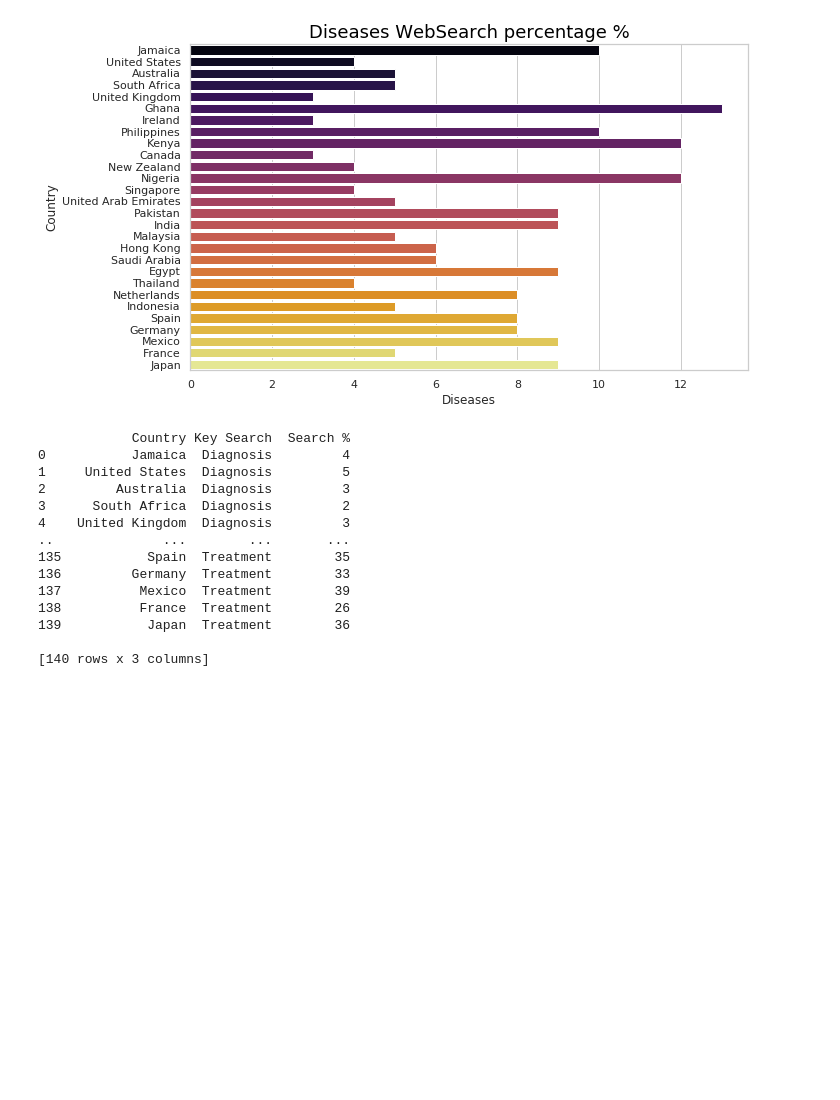
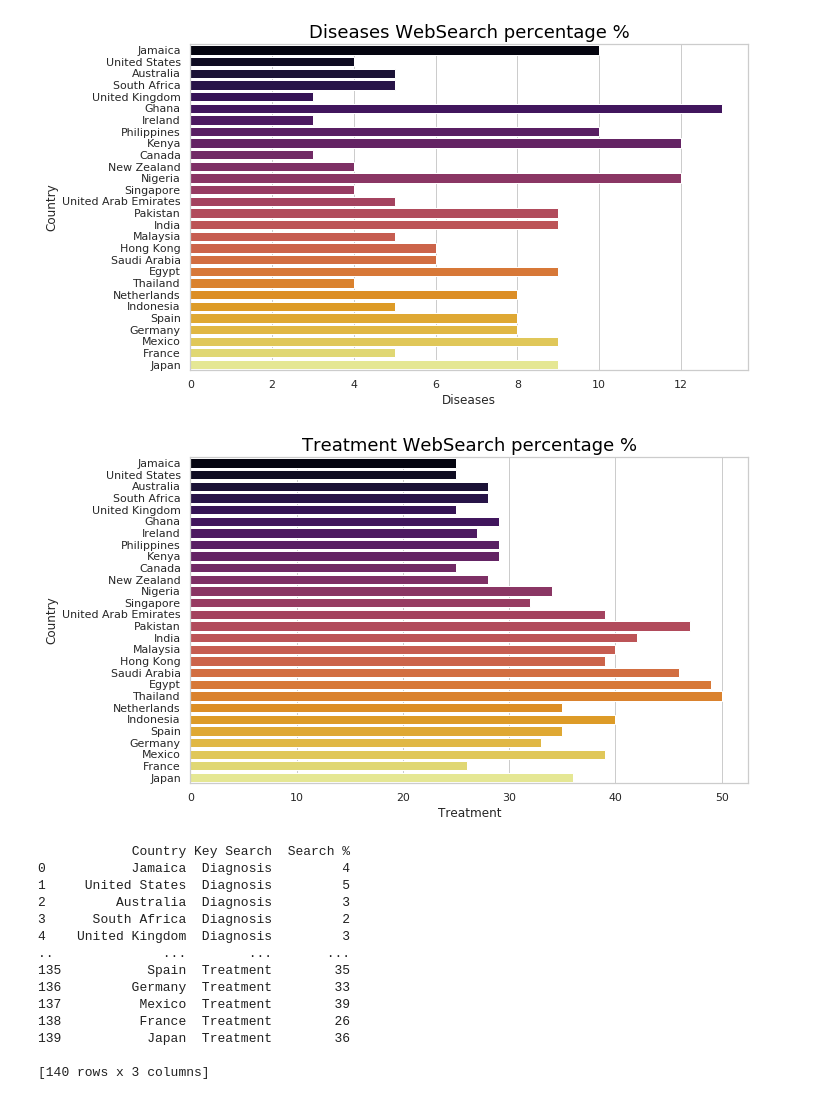
Before and after one commit to ioannapap/health_keysearch_analysis, a Jupyter notebook: health_search.ipynb, the cells around one changed output. Drawn from its saved outputs; the diff is of its cells as text; code cells hidden in the pictures; blank space fills up the shorter version.

```diff
--- a/health_search.ipynb
+++ b/health_search.ipynb
@@ -87,6 +87,16 @@ plt.title('Diseases WebSearch percentage %', color = 'black', fontsize = 18)
 plt.savefig('Diseases_search%.png')
 # %% [output]
 [figure]
+# %%
+plt.figure(figsize=(10, 6))
+
+sns.barplot(x = 'Treatment', y = 'Country', palette = 'inferno', data = health_issue_df)
+
+plt.title('Treatment WebSearch percentage %', color = 'black', fontsize = 18)
+
+plt.savefig('Treatment_search%.png')
+# %% [output]
+[figure, added]
 # %%
 #refactoring our DataFrame so as to make other plots --> health_issue_df2
 health_issue_df2 = pd.melt(health_issue_df, id_vars = 'Country', var_name = 'Key Search', value_name = 'Search %')
```
Also changed, not shown: 1 other file.
